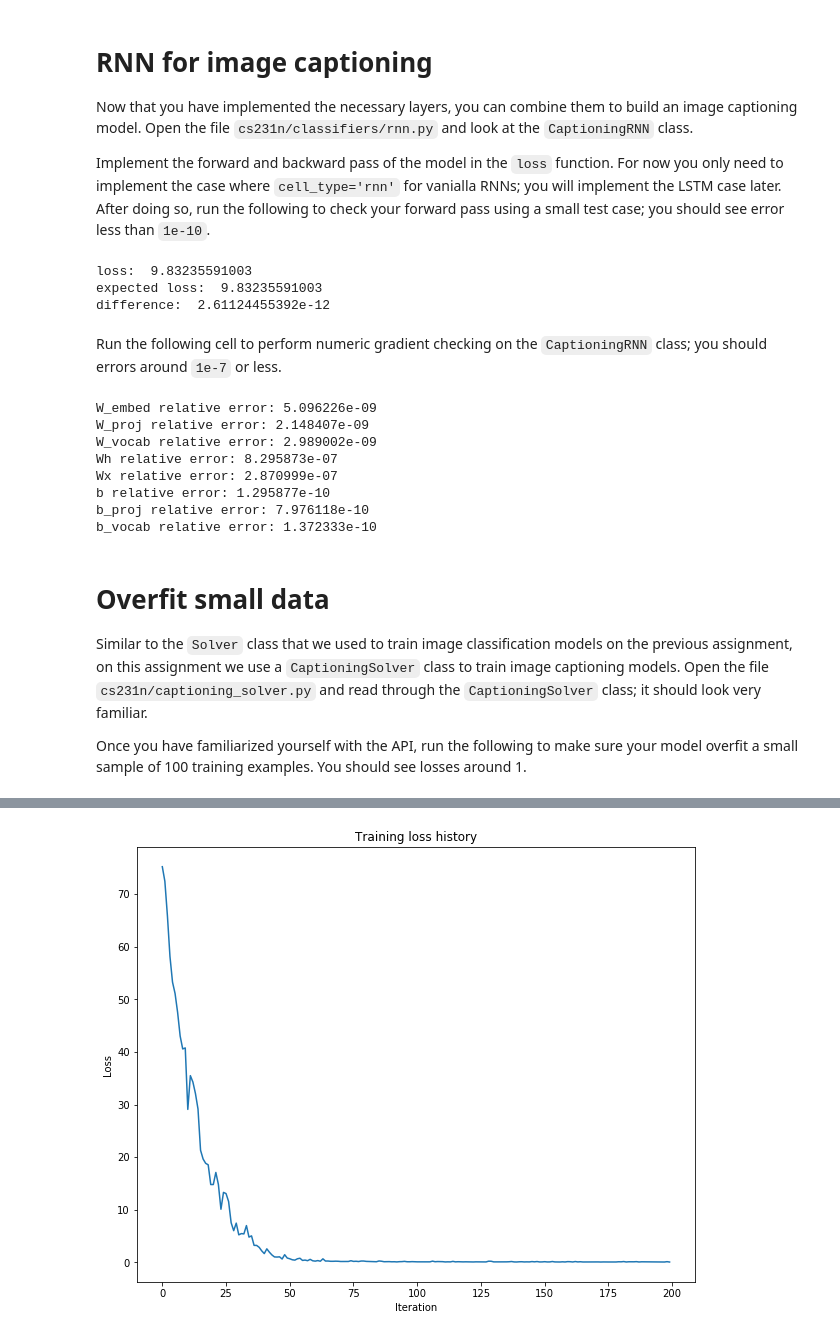
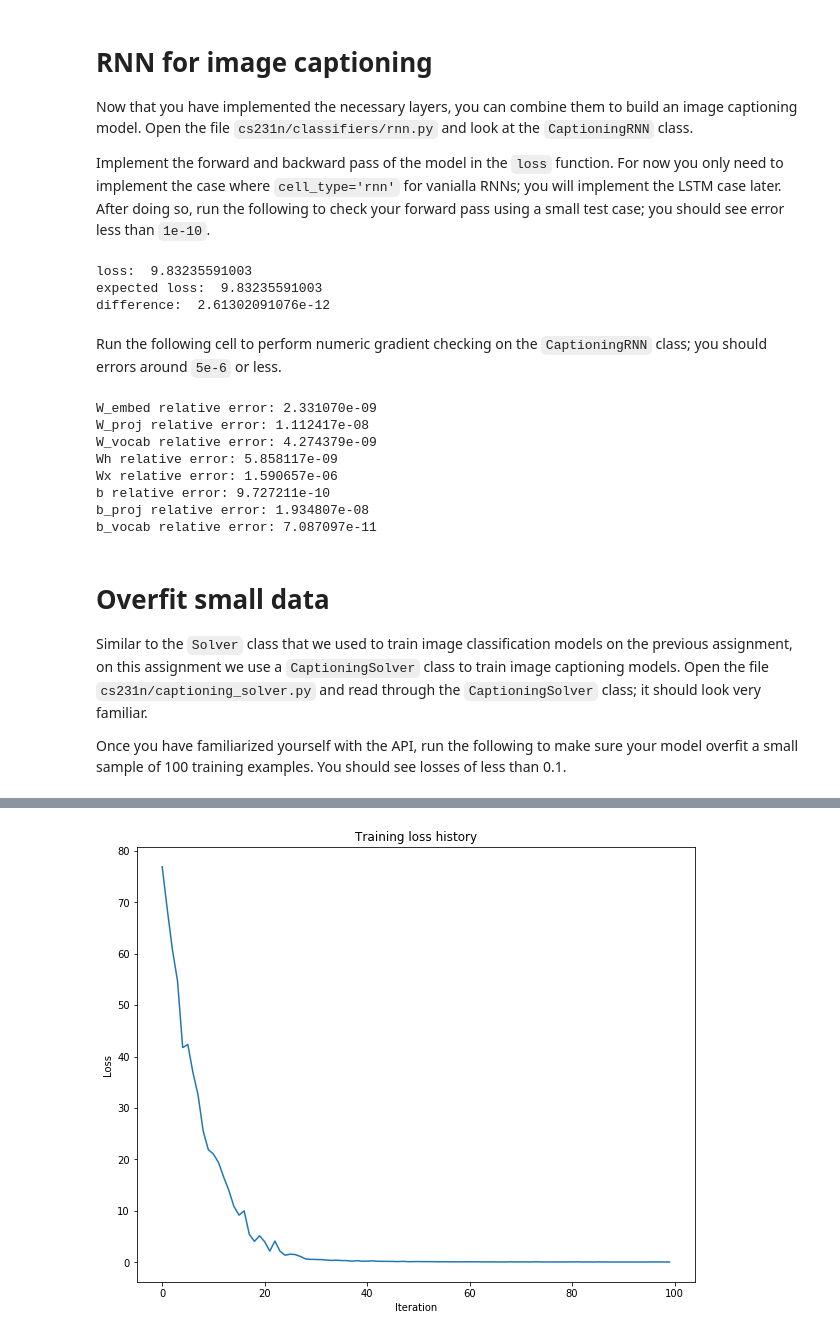
Before and after one commit to Erlemar/cs231n_self, a Jupyter notebook: assignment3/RNN_Captioning.ipynb, the cells around one changed output, grey strips where cells are left out. Drawn from its saved outputs; the diff is of its cells as text; code cells hidden in the pictures.

```diff
--- a/assignment3/RNN_Captioning.ipynb
+++ b/assignment3/RNN_Captioning.ipynb
@@ -368,7 +378,7 @@ model = CaptioningRNN(word_to_idx,
           dtype=np.float64)
 
 # Set all model parameters to fixed values
-for k, v in model.params.iteritems():
+for k, v in model.params.items():
     model.params[k] = np.linspace(-1.4, 1.3, num=v.size).reshape(*v.shape)
 
 features = np.linspace(-1.5, 0.3, num=(N * D)).reshape(N, D)
@@ -377,16 +387,18 @@ captions = (np.arange(N * T) % V).reshape(N, T)
 loss, grads = model.loss(features, captions)
 expected_loss = 9.83235591003
 
-print 'loss: ', loss
-print 'expected loss: ', expected_loss
-print 'difference: ', abs(loss - expected_loss)
+print('loss: ', loss)
+print('expected loss: ', expected_loss)
+print('difference: ', abs(loss - expected_loss))
 # %% [output]
 loss:  9.83235591003
 expected loss:  9.83235591003
-difference:  2.61124455392e-12
+difference:  2.61302091076e-12
 # %% [markdown]
-Run the following cell to perform numeric gradient checking on the `CaptioningRNN` class; you should errors around `1e-7` or less.
+Run the following cell to perform numeric gradient checking on the `CaptioningRNN` class; you should errors around `5e-6` or less.
 # %%
+np.random.seed(231)
+
 batch_size = 2
 timesteps = 3
 input_dim = 4
@@ -411,25 +423,26 @@ loss, grads = model.loss(features, captions)
 for param_name in sorted(grads):
     f = lambda _: model.loss(features, captions)[0]
     param_grad_num = eval_numerical_gradient(f, model.params[param_name], verbose=False, h=1e-6)
-    #print(param_name)
     e = rel_error(param_grad_num, grads[param_name])
-    print '%s relative error: %e' % (param_name, e)
+    print('%s relative error: %e' % (param_name, e))
 # %% [output]
-W_embed relative error: 5.096226e-09
-W_proj relative error: 2.148407e-09
-W_vocab relative error: 2.989002e-09
-Wh relative error: 8.295873e-07
-Wx relative error: 2.870999e-07
-b relative error: 1.295877e-10
-b_proj relative error: 7.976118e-10
-b_vocab relative error: 1.372333e-10
+W_embed relative error: 2.331070e-09
+W_proj relative error: 1.112417e-08
+W_vocab relative error: 4.274379e-09
+Wh relative error: 5.858117e-09
+Wx relative error: 1.590657e-06
+b relative error: 9.727211e-10
+b_proj relative error: 1.934807e-08
+b_vocab relative error: 7.087097e-11
 # %% [markdown]
 # Overfit small data
 Similar to the `Solver` class that we used to train image classification models on the previous assignment, on this assignment we use a `CaptioningSolver` class to train image captioning models. Open the file `cs231n/captioning_solver.py` and read through the `CaptioningSolver` class; it should look very familiar.
 
-Once you have familiarized yourself with the API, run the following to make sure your model overfit a small sample of 100 training examples. You should see losses around 1.
+Once you have familiarized yourself with the API, run the following to make sure your model overfit a small sample of 100 training examples. You should see losses of less than 0.1.
 # %%
-small_data = load_coco_data(max_train=100)
+np.random.seed(231)
+
+small_data = load_coco_data(max_train=50)
 
 small_rnn_model = CaptioningRNN(
           cell_type='rnn',
@@ -482,3 +485,3 @@ plt.show()
-[figure, old version]
+[figure, new version]
 # %% [markdown]
 # Test-time sampling
```
Also changed, not shown: parts of 22 cells of this notebook, 6 other files.
